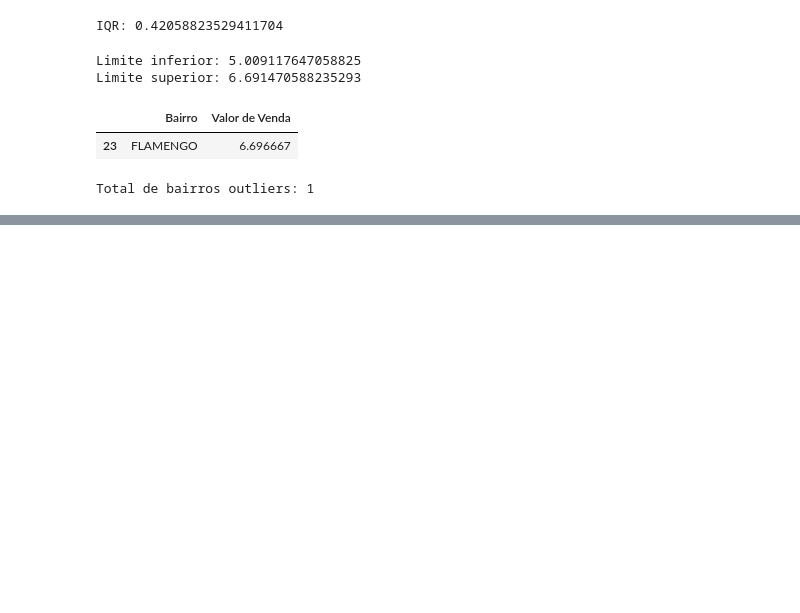
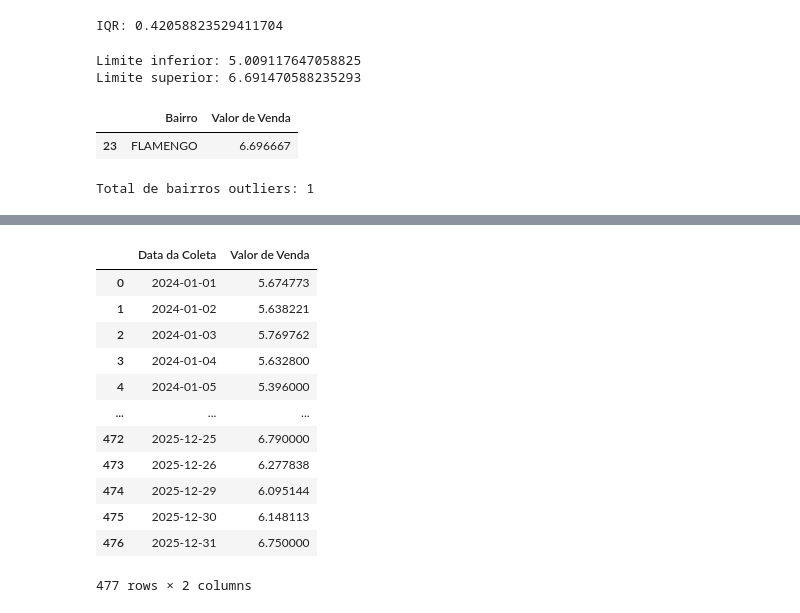
Before and after one commit to PedroRVenturini/UC2, a Jupyter notebook: ANP.ipynb, the cells around one changed output, grey strips where cells are left out. Cells and saved outputs as stored; diff of their text form; code cells hidden in the pictures; blank space fills up the shorter version.

```diff
--- a/ANP.ipynb
+++ b/ANP.ipynb
@@ -371,0 +389,24 @@ Total de bairros outliers: 1
+# %%
+df_gasolina_tempo = df_gasolina_rj.groupby(
+    'Data da Coleta'
+)['Valor de Venda'].mean().reset_index()
+
+df_gasolina_tempo = df_gasolina_tempo.sort_values(
+    by='Data da Coleta'
+)
+
+df_gasolina_tempo
+# %% [output]
+|  | Data da Coleta | Valor de Venda |
+| 0 | 2024-01-01 | 5.674773 |
+| 1 | 2024-01-02 | 5.638221 |
+| 2 | 2024-01-03 | 5.769762 |
+| 3 | 2024-01-04 | 5.632800 |
+| 4 | 2024-01-05 | 5.396000 |
+| ... | ... | ... |
+| 472 | 2025-12-25 | 6.790000 |
+| 473 | 2025-12-26 | 6.277838 |
+| 474 | 2025-12-29 | 6.095144 |
+| 475 | 2025-12-30 | 6.148113 |
+| 476 | 2025-12-31 | 6.750000 |
+477 rows × 2 columns
```
Also changed, not shown: parts of 2 cells of this notebook.
